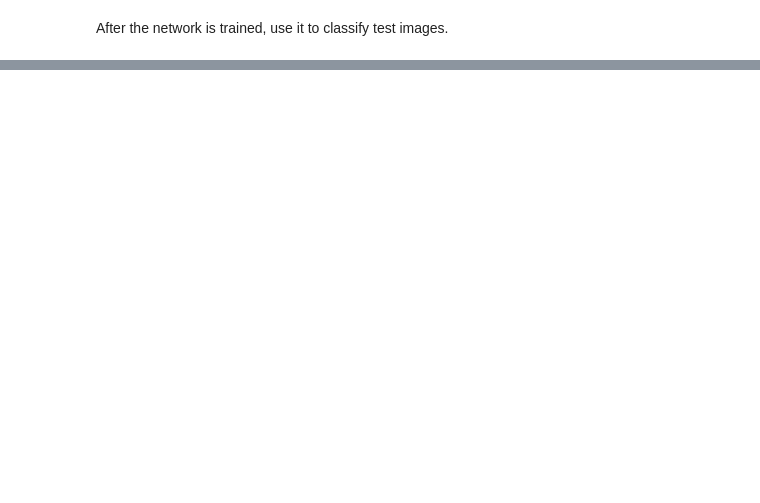
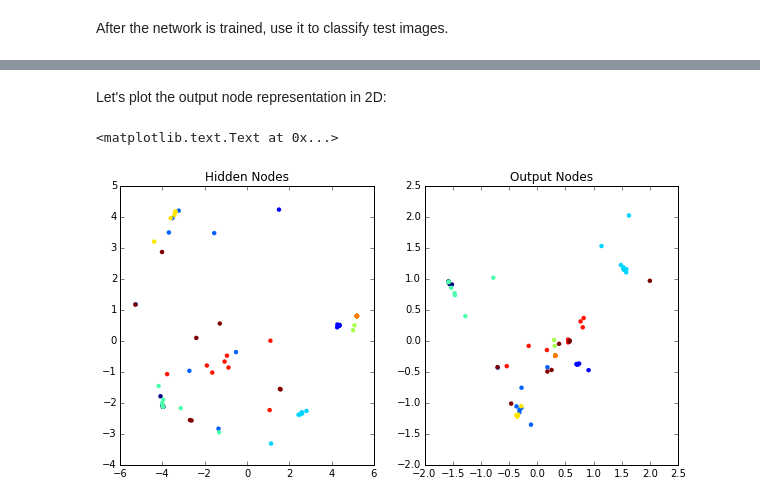
Before and after one commit to guruucsd/EigenfaceDemo, a Jupyter notebook: Backprop Demo.ipynb, the cells around one changed output, grey strips where cells are left out. Cells and saved outputs as stored; diff of their text form; code cells hidden in the pictures; blank space fills up the shorter version.

```diff
--- a/Backprop Demo.ipynb
+++ b/Backprop Demo.ipynb
@@ -203,0 +212,15 @@ def plot_classification(image_id=(0, dataset.images.shape[0]-1)):
+# %% [markdown]
+Let's plot the output node representation in 2D:
+# %%
+outputs, hidden = net.feed_forward(net.X)
+model=PCA(n_components=2)
+outputs_2d = model.fit_transform(outputs)
+hidden_2d = model.fit_transform(hidden)
+fig, axs = plt.subplots(1, 2, figsize=(10, 5))
+axs[0].scatter(hidden_2d[:,0],hidden_2d[:,1],c=net.targets,lw=0)
+axs[0].set_title('Hidden Nodes')
+axs[1].scatter(outputs_2d[:,0],outputs_2d[:,1],c=net.targets,lw=0)
+axs[1].set_title('Output Nodes')
+# %% [output]
+<matplotlib.text.Text at 0x...>
+[figure, added]
```
Also changed, not shown: parts of 4 cells of this notebook.
